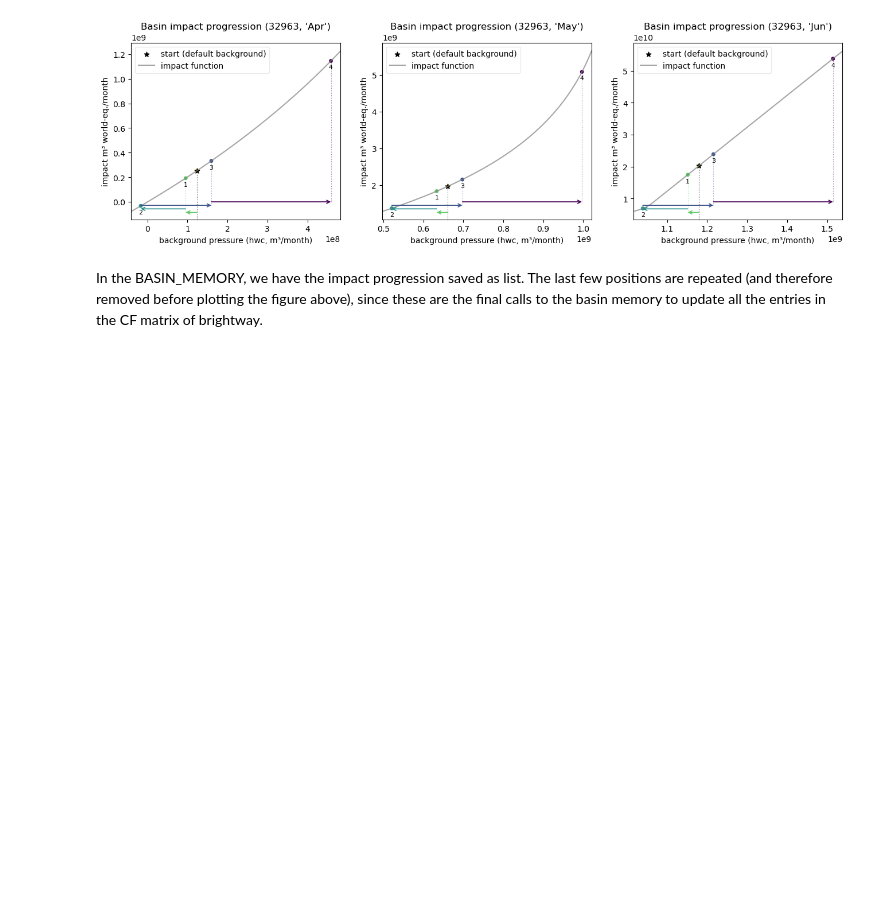
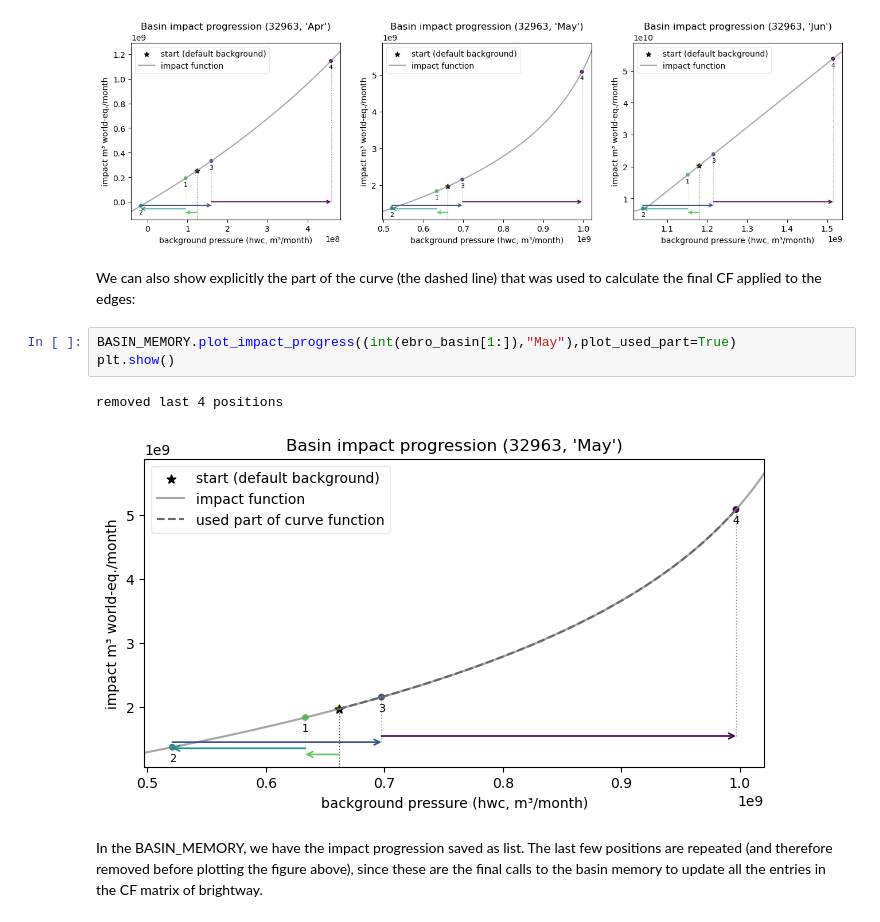
Before and after one commit to GeAaSe/edges_AWAREinc, a Jupyter notebook: examples/incremental AWARE/Incremental_AWARE20.ipynb, the cells around one changed output. Saved outputs shown, nothing was run; the diff lists cells and outputs as text; blank space fills up the shorter version.

```diff
--- a/examples/incremental AWARE/Incremental_AWARE20.ipynb
+++ b/examples/incremental AWARE/Incremental_AWARE20.ipynb
@@ -364,6 +392,14 @@ removed last 4 positions
 removed last 4 positions
 removed last 4 positions
 [figure]
+# %% [markdown]
+We can also show explicitly the part of the curve (the dashed line) that was used to calculate the final CF applied to the edges:
+# %%
+BASIN_MEMORY.plot_impact_progress((int(ebro_basin[1:]),"May"),plot_used_part=True)
+plt.show()
+# %% [output]
+removed last 4 positions
+[figure, added]
 # %% [markdown]
 In the BASIN_MEMORY, we have the impact progression saved as list. The last few positions are repeated (and therefore removed before plotting the figure above), since these are the final calls to the basin memory to update all the entries in the CF matrix of brightway.
 # %%
```
Also changed, not shown: parts of 31 cells of this notebook, 3 other files.
